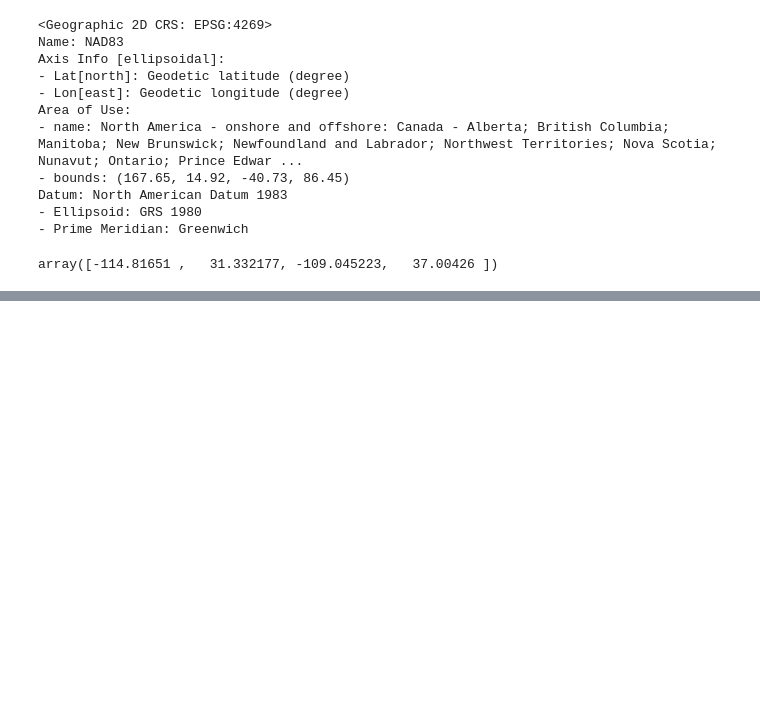
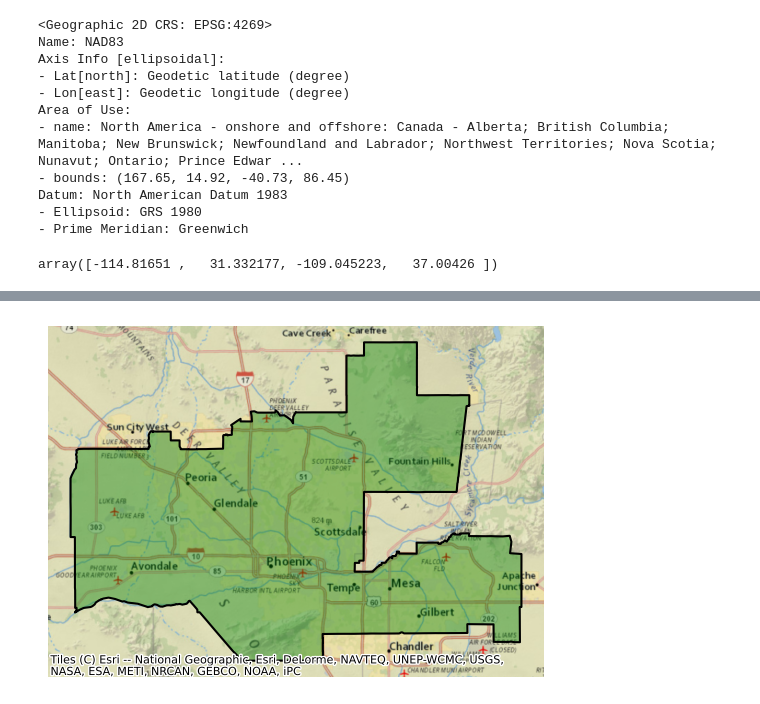
Before and after one commit to emmabeamitchell/Biodiversity_intactness, a Jupyter notebook: biodiversity_intactness.ipynb, the cells around one changed output, grey strips where cells are left out. Saved outputs shown, nothing was run; the diff lists cells and outputs as text; code cells hidden in the pictures; blank space fills up the shorter version.

```diff
--- a/biodiversity_intactness.ipynb
+++ b/biodiversity_intactness.ipynb
@@ -230,0 +312,23 @@ array([-114.81651 ,   31.332177, -109.045223,   37.00426 ])
+# %%
+# Initialize figure
+fig, ax = plt.subplots()
+
+#Plot phoenix boundary
+phoenix_shp.boundary.plot(ax=ax,
+                edgecolor='black')
+
+# Plot phoenix fill
+phoenix_shp.plot(ax=ax,
+                color='green',
+                alpha=0.4)
+
+# Plot background data
+cx.add_basemap(ax=ax,
+            crs=counties.crs,
+            source=cx.providers.Esri.NatGeoWorldMap)
+ax.axis("off")
+# Set title and axes labels
+
+plt.show()
+# %% [output]
+[figure, added]
```
Also changed, not shown: parts of 15 cells of this notebook.
